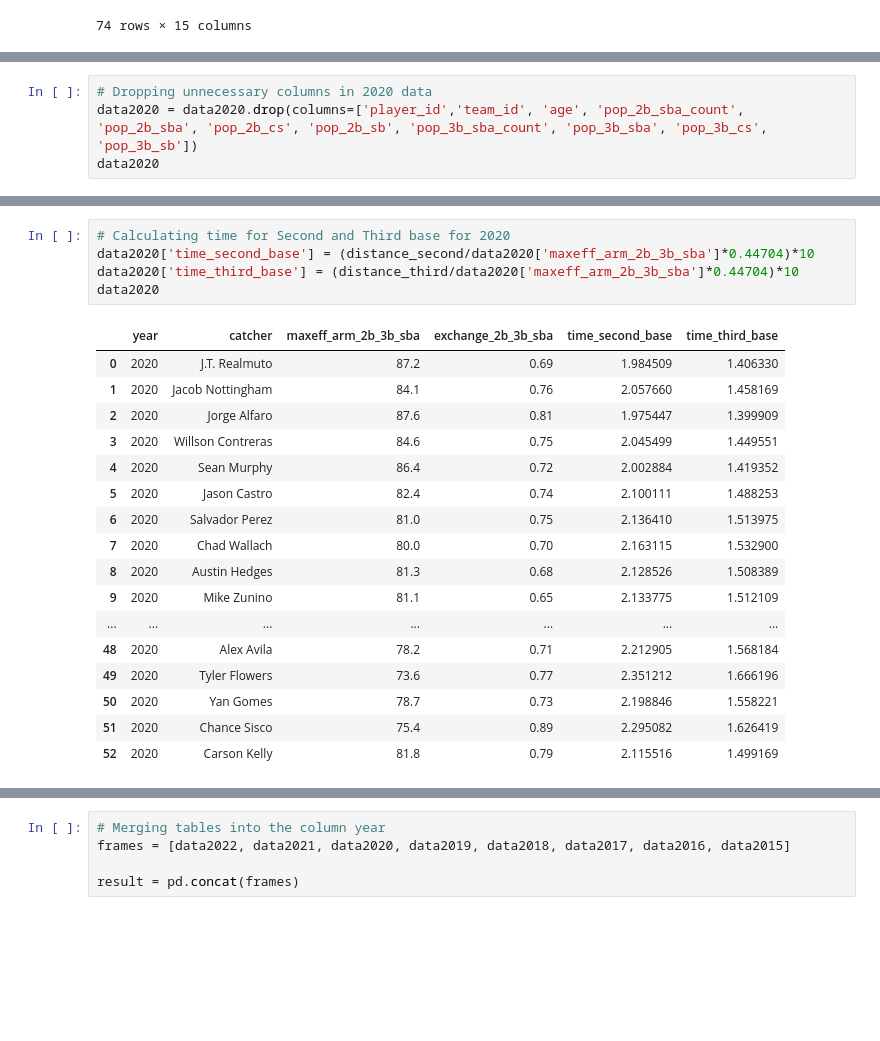
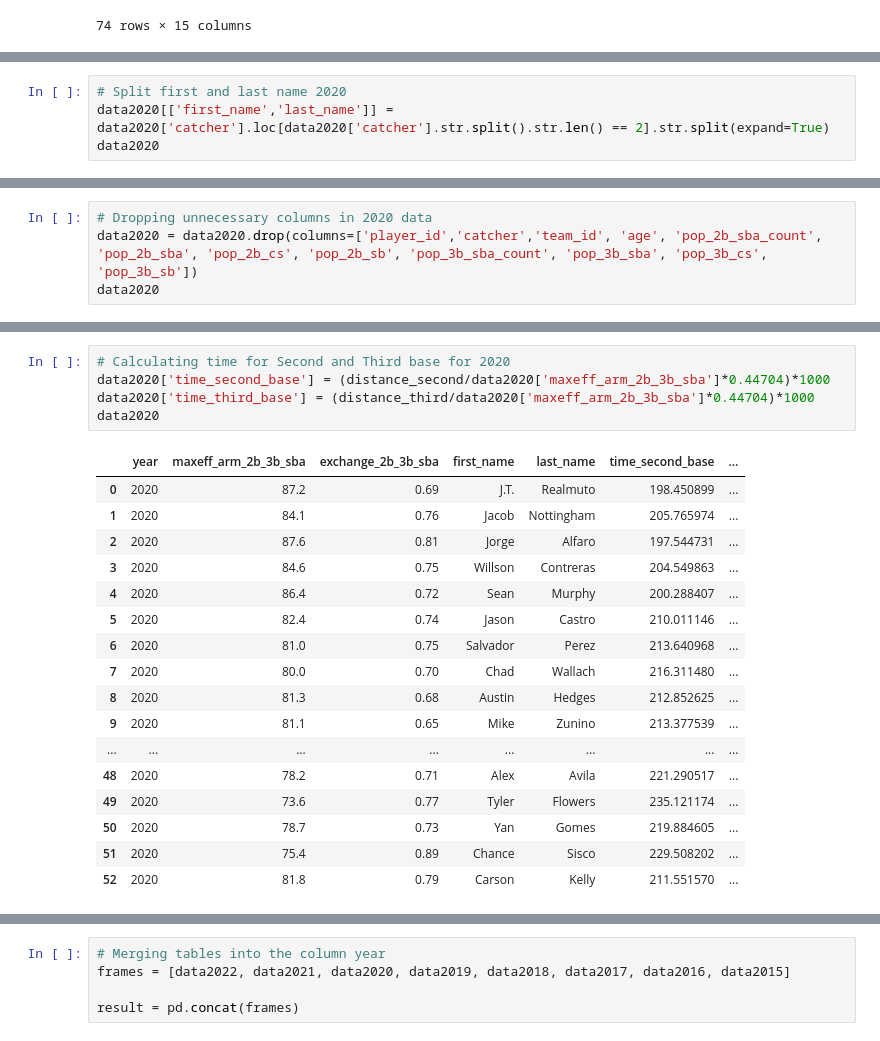
Before and after one commit to MireyNM/Predict_Future_MLB_Stats, a Jupyter notebook: Code/Deliverable_1_Stat_Cast_Catcher.ipynb, the cells around one changed output, grey strips where cells are left out. Drawn from its saved outputs; the diff is of its cells as text; blank space fills up the shorter version.

```diff
--- a/Code/Deliverable_1_Stat_Cast_Catcher.ipynb
+++ b/Code/Deliverable_1_Stat_Cast_Catcher.ipynb
@@ -126,0 +218,4 @@ data2019
+# %%
+# Split first and last name 2020
+data2020[['first_name','last_name']] = data2020['catcher'].loc[data2020['catcher'].str.split().str.len() == 2].str.split(expand=True)
+data2020
@@ -127,5 +240,5 @@ data2019
 # %%
 # Dropping unnecessary columns in 2020 data
-data2020 = data2020.drop(columns=['player_id','team_id', 'age', 'pop_2b_sba_count', 'pop_2b_sba', 'pop_2b_cs', 'pop_2b_sb', 'pop_3b_sba_count', 'pop_3b_sba', 'pop_3b_cs', 'pop_3b_sb'])
+data2020 = data2020.drop(columns=['player_id','catcher','team_id', 'age', 'pop_2b_sba_count', 'pop_2b_sba', 'pop_2b_cs', 'pop_2b_sb', 'pop_3b_sba_count', 'pop_3b_sba', 'pop_3b_cs', 'pop_3b_sb'])
 data2020
 # %% [output]
@@ -293,25 +443,25 @@ data2019
 # %%
 # Calculating time for Second and Third base for 2020
-data2020['time_second_base'] = (distance_second/data2020['maxeff_arm_2b_3b_sba']*0.44704)*10
-data2020['time_third_base'] = (distance_third/data2020['maxeff_arm_2b_3b_sba']*0.44704)*10
+data2020['time_second_base'] = (distance_second/data2020['maxeff_arm_2b_3b_sba']*0.44704)*1000
+data2020['time_third_base'] = (distance_third/data2020['maxeff_arm_2b_3b_sba']*0.44704)*1000
 data2020
 # %% [output]
-|  | year | catcher | maxeff_arm_2b_3b_sba | exchange_2b_3b_sba | time_second_base | time_third_base |
-| 0 | 2020 | J.T. Realmuto | 87.2 | 0.69 | 1.984509 | 1.406330 |
-| 1 | 2020 | Jacob Nottingham | 84.1 | 0.76 | 2.057660 | 1.458169 |
-| 2 | 2020 | Jorge Alfaro | 87.6 | 0.81 | 1.975447 | 1.399909 |
-| 3 | 2020 | Willson Contreras | 84.6 | 0.75 | 2.045499 | 1.449551 |
-| 4 | 2020 | Sean Murphy | 86.4 | 0.72 | 2.002884 | 1.419352 |
-| 5 | 2020 | Jason Castro | 82.4 | 0.74 | 2.100111 | 1.488253 |
-| 6 | 2020 | Salvador Perez | 81.0 | 0.75 | 2.136410 | 1.513975 |
-| 7 | 2020 | Chad Wallach | 80.0 | 0.70 | 2.163115 | 1.532900 |
-| 8 | 2020 | Austin Hedges | 81.3 | 0.68 | 2.128526 | 1.508389 |
-| 9 | 2020 | Mike Zunino | 81.1 | 0.65 | 2.133775 | 1.512109 |
-| ... | ... | ... | ... | ... | ... | ... |
-| 48 | 2020 | Alex Avila | 78.2 | 0.71 | 2.212905 | 1.568184 |
-| 49 | 2020 | Tyler Flowers | 73.6 | 0.77 | 2.351212 | 1.666196 |
-| 50 | 2020 | Yan Gomes | 78.7 | 0.73 | 2.198846 | 1.558221 |
-| 51 | 2020 | Chance Sisco | 75.4 | 0.89 | 2.295082 | 1.626419 |
-| 52 | 2020 | Carson Kelly | 81.8 | 0.79 | 2.115516 | 1.499169 |
+|  | year | maxeff_arm_2b_3b_sba | exchange_2b_3b_sba | first_name | last_name | time_second_base | ... |
+| 0 | 2020 | 87.2 | 0.69 | J.T. | Realmuto | 198.450899 | ... |
+| 1 | 2020 | 84.1 | 0.76 | Jacob | Nottingham | 205.765974 | ... |
+| 2 | 2020 | 87.6 | 0.81 | Jorge | Alfaro | 197.544731 | ... |
+| 3 | 2020 | 84.6 | 0.75 | Willson | Contreras | 204.549863 | ... |
+| 4 | 2020 | 86.4 | 0.72 | Sean | Murphy | 200.288407 | ... |
+| 5 | 2020 | 82.4 | 0.74 | Jason | Castro | 210.011146 | ... |
+| 6 | 2020 | 81.0 | 0.75 | Salvador | Perez | 213.640968 | ... |
+| 7 | 2020 | 80.0 | 0.70 | Chad | Wallach | 216.311480 | ... |
+| 8 | 2020 | 81.3 | 0.68 | Austin | Hedges | 212.852625 | ... |
+| 9 | 2020 | 81.1 | 0.65 | Mike | Zunino | 213.377539 | ... |
+| ... | ... | ... | ... | ... | ... | ... | ... |
+| 48 | 2020 | 78.2 | 0.71 | Alex | Avila | 221.290517 | ... |
+| 49 | 2020 | 73.6 | 0.77 | Tyler | Flowers | 235.121174 | ... |
+| 50 | 2020 | 78.7 | 0.73 | Yan | Gomes | 219.884605 | ... |
+| 51 | 2020 | 75.4 | 0.89 | Chance | Sisco | 229.508202 | ... |
+| 52 | 2020 | 81.8 | 0.79 | Carson | Kelly | 211.551570 | ... |
 # %%
 # Calculating time for Second and Third base for 2021
```
Also changed, not shown: parts of 38 cells of this notebook, 2 other files.
